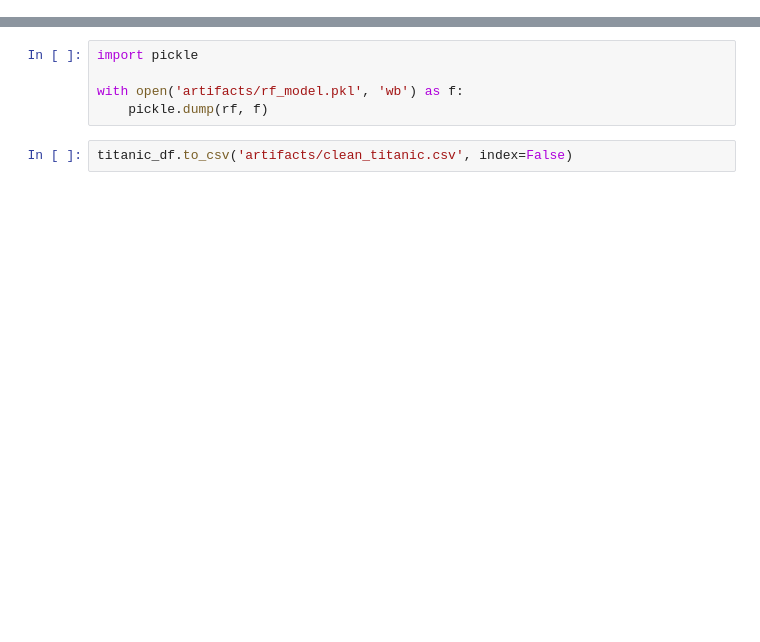
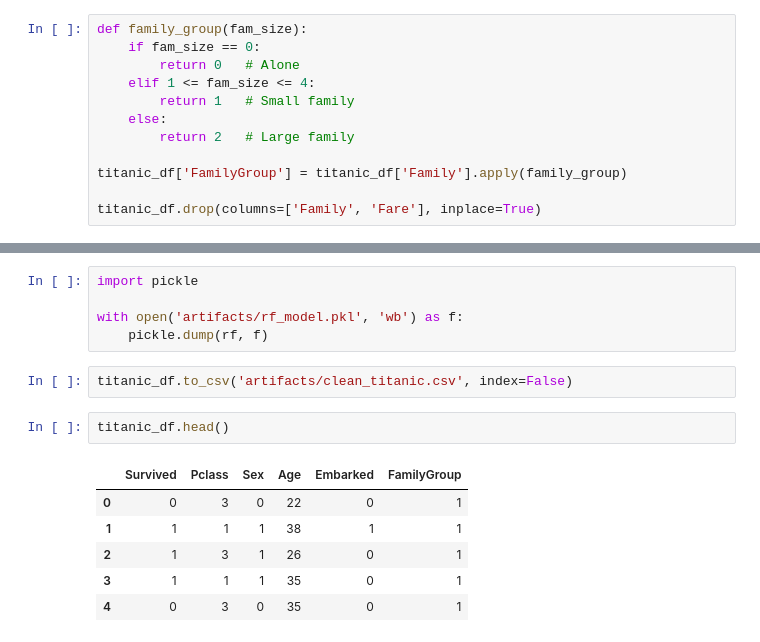
Before and after one commit to justbijay44/ML-Base-Projects, a Jupyter notebook: titanic/titanic_analysis.ipynb, the cells around one changed output, grey strips where cells are left out. Saved outputs shown, nothing was run; the diff lists cells and outputs as text; blank space fills up the shorter version.

```diff
--- a/titanic/titanic_analysis.ipynb
+++ b/titanic/titanic_analysis.ipynb
@@ -322,6 +322,18 @@ titanic_df.head()
 | 2 | 1 | 3 | 1 | 26 | 7.9250 | 0 | 1 |
 | 3 | 1 | 1 | 1 | 35 | 53.1000 | 0 | 2 |
 | 4 | 0 | 3 | 0 | 35 | 8.0500 | 0 | 1 |
+# %%
+def family_group(fam_size):
+    if fam_size == 0:
+        return 0   # Alone
+    elif 1 <= fam_size <= 4:
+        return 1   # Small family
+    else:
+        return 2   # Large family
+
+titanic_df['FamilyGroup'] = titanic_df['Family'].apply(family_group)
+
+titanic_df.drop(columns=['Family', 'Fare'], inplace=True)
 # %%
 from sklearn.model_selection import train_test_split
 from sklearn.preprocessing import StandardScaler
@@ -528,3 +535,12 @@ with open('artifacts/rf_model.pkl', 'wb') as f:
     pickle.dump(rf, f)
 # %%
 titanic_df.to_csv('artifacts/clean_titanic.csv', index=False)
+# %%
+titanic_df.head()
+# %% [output]
+|  | Survived | Pclass | Sex | Age | Embarked | FamilyGroup |
+| 0 | 0 | 3 | 0 | 22 | 0 | 1 |
+| 1 | 1 | 1 | 1 | 38 | 1 | 1 |
+| 2 | 1 | 3 | 1 | 26 | 0 | 1 |
+| 3 | 1 | 1 | 1 | 35 | 0 | 1 |
+| 4 | 0 | 3 | 0 | 35 | 0 | 1 |
```
Also changed, not shown: parts of 11 cells of this notebook, 9 other files.
